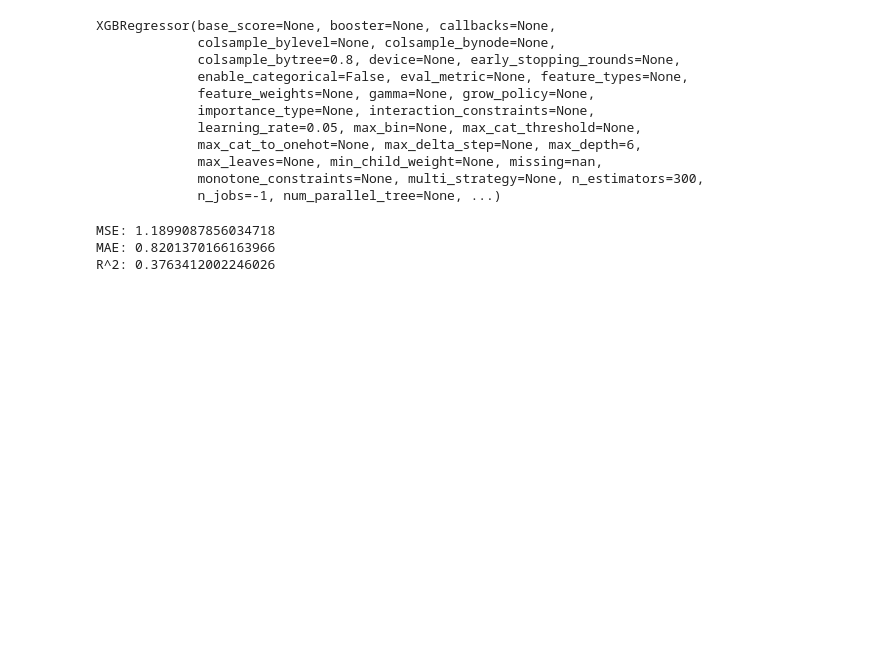
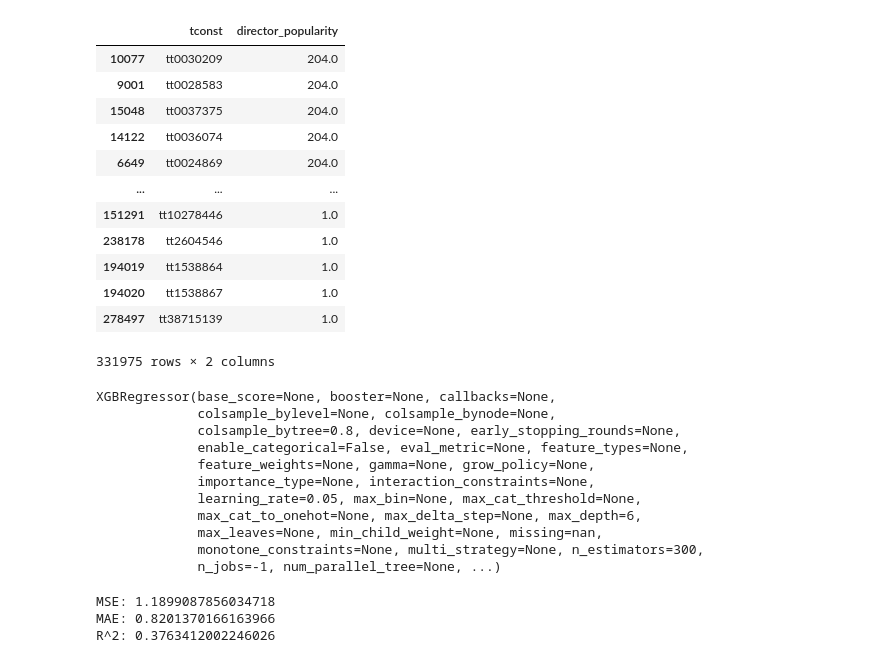
Before and after one commit to connor-mcbride/movie-review-analysis, a Jupyter notebook: xgboost_model.ipynb, the cells around one changed output. Drawn from its saved outputs; the diff is of its cells as text; code cells hidden in the pictures; blank space fills up the shorter version.

```diff
--- a/xgboost_model.ipynb
+++ b/xgboost_model.ipynb
@@ -89,6 +89,22 @@ dirpop = tmp.groupby("tconst")["director_popularity"].mean().reset_index()
 
 df = df.merge(momentum, on="tconst", how="left")
 df = df.merge(dirpop, on="tconst", how="left")
+# %%
+dirpop.sort_values("director_popularity", ascending=False).dropna()
+# %% [output]
+|  | tconst | director_popularity |
+| 10077 | tt0030209 | 204.0 |
+| 9001 | tt0028583 | 204.0 |
+| 15048 | tt0037375 | 204.0 |
+| 14122 | tt0036074 | 204.0 |
+| 6649 | tt0024869 | 204.0 |
+| ... | ... | ... |
+| 151291 | tt10278446 | 1.0 |
+| 238178 | tt2604546 | 1.0 |
+| 194019 | tt1538864 | 1.0 |
+| 194020 | tt1538867 | 1.0 |
+| 278497 | tt38715139 | 1.0 |
+331975 rows × 2 columns
 # %%
 # One-hot encode genres
 df["genres"] = df["genres"].fillna("")
```
Also changed, not shown: parts of 2 cells of this notebook, 2 other files.
